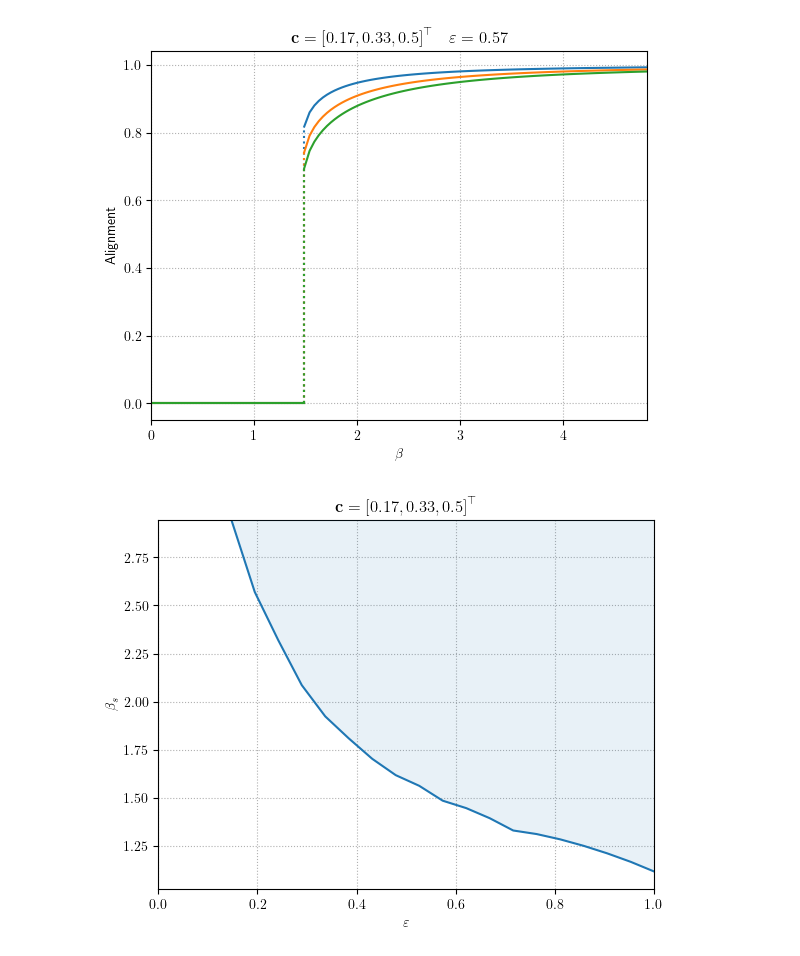
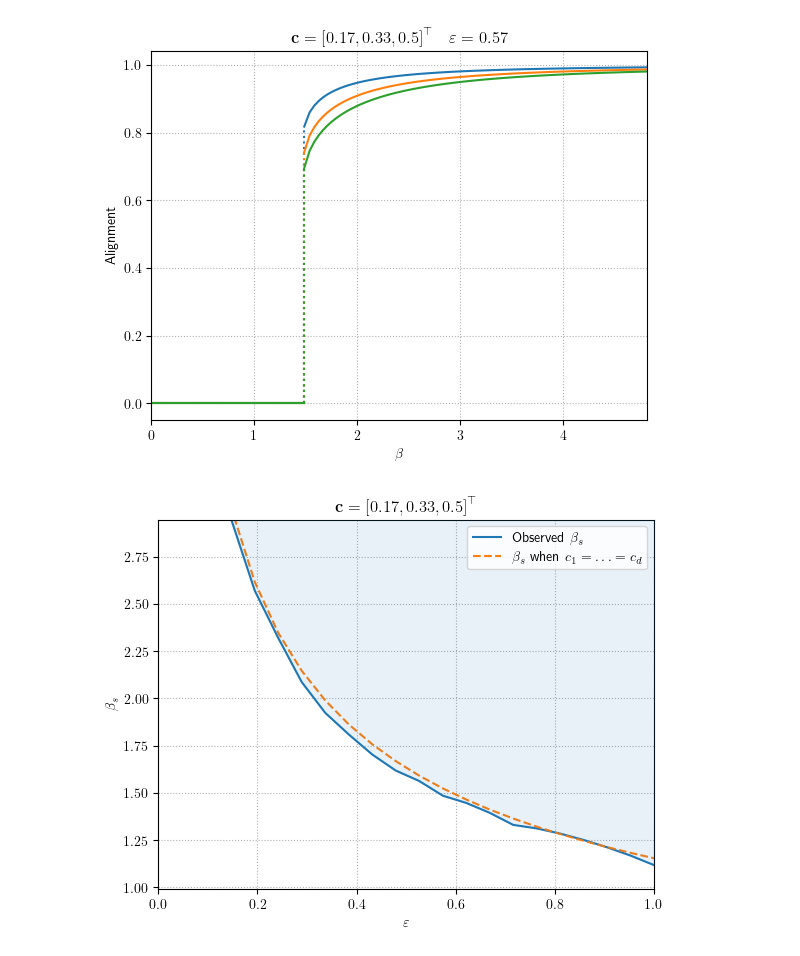
Before and after one commit to HugoLebeau/tensor_rank1approx, a Jupyter notebook: phase_transition.ipynb, the cells around one changed output. Drawn from its saved outputs; the diff is of its cells as text; code cells hidden in the pictures.

```diff
--- a/phase_transition.ipynb
+++ b/phase_transition.ipynb
@@ -27,14 +28,16 @@ align_pht = np.empty((eps_r.size, d))*np.nan
 tol = 1e-5
 
 for i, eps in enumerate(tqdm(eps_r)):
-    g, gi = utils.stieltjes(sigma_r[i], c, eps)
+    gg = utils.stieltjes(sigma_r[i], c, eps)
+    g, gi = gg['g'], gg['gi']
     mask[i] = (g.imag < tol)
 
     if np.any(mask[i]):
-        b = 1/(sigma_r[i, mask[i]]/eps+g[mask[i]].real-gi[:, mask[i]].real)
-        k = (b**(d-2)/np.prod(b, axis=0))**(1/(2*d-4))
-        beta_r[i, mask[i]] = (np.prod(k, axis=0)/(sigma_r[i, mask[i]]/eps+g[mask[i]].real))**((d-2)/2)
-        align_r[i, mask[i]] = ((b**(d-2)/(beta_r[i, mask[i]]*beta_r[i, mask[i]]*np.prod(b, axis=0)))**(1/(2*d-4))).T
+
+        rr = sigma_r[i, mask[i]]/eps+g[mask[i]].real
+        rri = rr-gi[:, mask[i]].real
+        beta_r[i, mask[i]] = np.sqrt(np.prod(rri, axis=0)/rr**(d-2))
+        align_r[i, mask[i]] = np.sqrt(rr/rri).T
 
         beta_pht[i] = beta_r[i, mask[i]].min()
         align_pht[i] = align_r[i, mask[i]][0]
@@ -72,15 +76,17 @@ plt.title(setting_i);
 [figure]
 # %%
 beta_pht_max = np.nanmax(beta_pht)
-plt.plot(eps_r, beta_pht)
-plt.fill_between(eps_r, beta_pht, np.ones_like(beta_pht)*beta_pht_max, zorder=3, alpha=0.1)
+plt.plot(eps_r, beta_pht, color='C0', label="Observed $\\beta_s$")
+plt.fill_between(eps_r, beta_pht, np.ones_like(beta_pht)*beta_pht_max, zorder=3, color='C0', alpha=0.1)
+plt.plot(eps_r, np.sqrt(((d-1)/(eps_r*d))*((d-1)/(d-2))**(d-2)), color='C1', ls='--', label="$\\beta_s$ when $c_1 = \\dots = c_d$")
 plt.grid(ls=':')
 plt.xlim(0, 1)
 plt.ylim(top=beta_pht_max)
 plt.xlabel("$\\varepsilon$")
 plt.ylabel("$\\beta_s$")
+plt.legend()
 plt.title(setting);
 # %% [output]
-[figure, old version]
+[figure, new version]
 # %%
 plt.plot(eps_r, align_pht)
```
Also changed, not shown: parts of 3 cells of this notebook.
